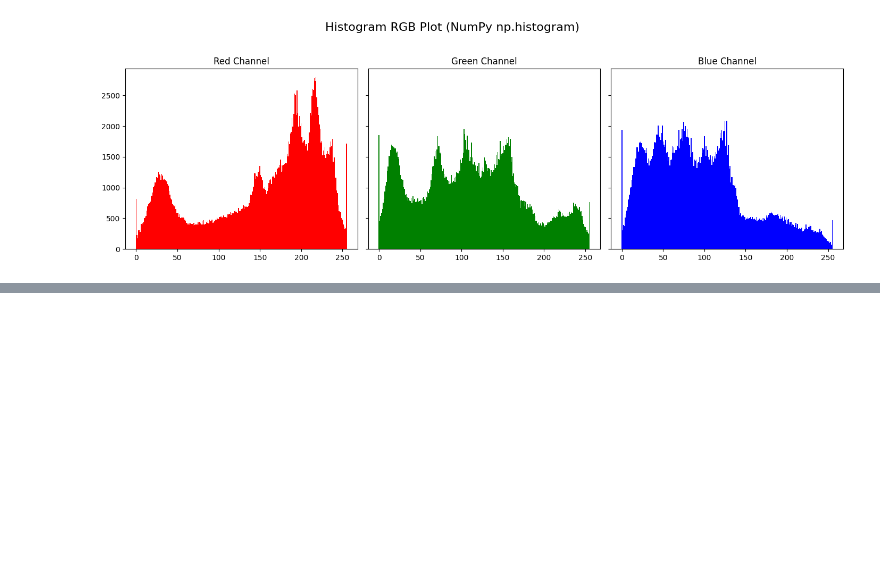
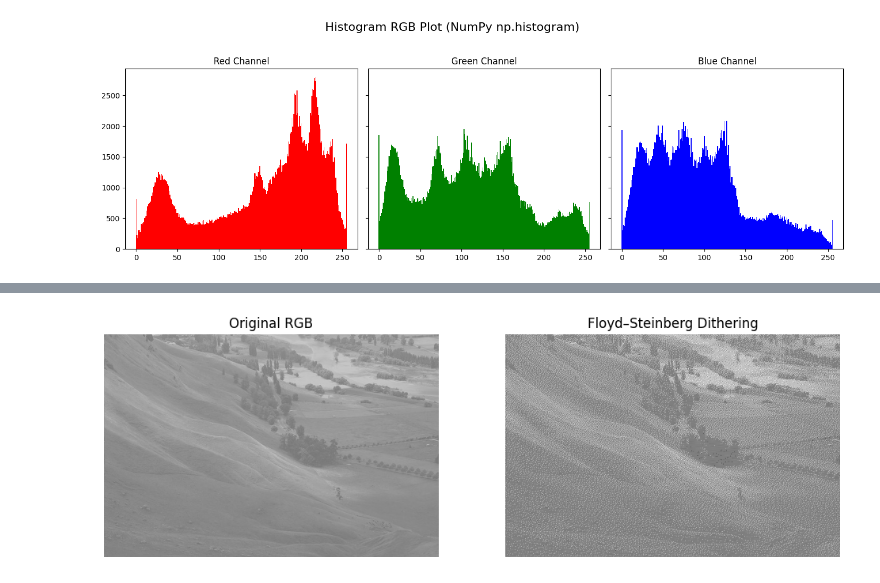
Before and after one commit to RidhoAnfaal/PCVK_Ganjil_2025, a Jupyter notebook: Week5.ipynb, the cells around one changed output, grey strips where cells are left out. Drawn from its saved outputs; the diff is of its cells as text; code cells hidden in the pictures; blank space fills up the shorter version.

```diff
--- a/Week5.ipynb
+++ b/Week5.ipynb
@@ -78,0 +201,41 @@ plt.show()
+# %%
+img = cv.imread('/content/gdrive/MyDrive/PCVK/wiki.jpg')
+img_rgb = cv.cvtColor(img, cv.COLOR_BGR2RGB).astype(np.float32)
+
+height, width, _ = img_rgb.shape
+dither_img = img_rgb.copy()
+
+jarakPixel = 1
+
+for y in range(height - 1):
+    for x in range(1, width - 1):
+        for c in range(3):
+            old_pixel = dither_img[y, x, c]
+
+            new_pixel = np.round(jarakPixel * old_pixel / 255.0) * (255.0 / jarakPixel)
+
+            dither_img[y, x, c] = new_pixel
+
+            error = old_pixel - new_pixel
+
+            dither_img[y, x+1, c]   = np.clip(dither_img[y, x+1, c]   + error * 7/16, 0, 255)
+            dither_img[y+1, x-1, c] = np.clip(dither_img[y+1, x-1, c] + error * 3/16, 0, 255)
+            dither_img[y+1, x, c]   = np.clip(dither_img[y+1, x, c]   + error * 5/16, 0, 255)
+            dither_img[y+1, x+1, c] = np.clip(dither_img[y+1, x+1, c] + error * 1/16, 0, 255)
+
+dither_img = dither_img.astype(np.uint8)
+
+plt.figure(figsize=(12,6))
+plt.subplot(1,2,1)
+plt.title("Original RGB")
+plt.imshow(img_rgb.astype(np.uint8))
+plt.axis("off")
+
+plt.subplot(1,2,2)
+plt.title("Floyd–Steinberg Dithering")
+plt.imshow(dither_img)
+plt.axis("off")
+
+plt.show()
+# %% [output]
+[figure, added]
```
Also changed, not shown: parts of 3 cells of this notebook.
